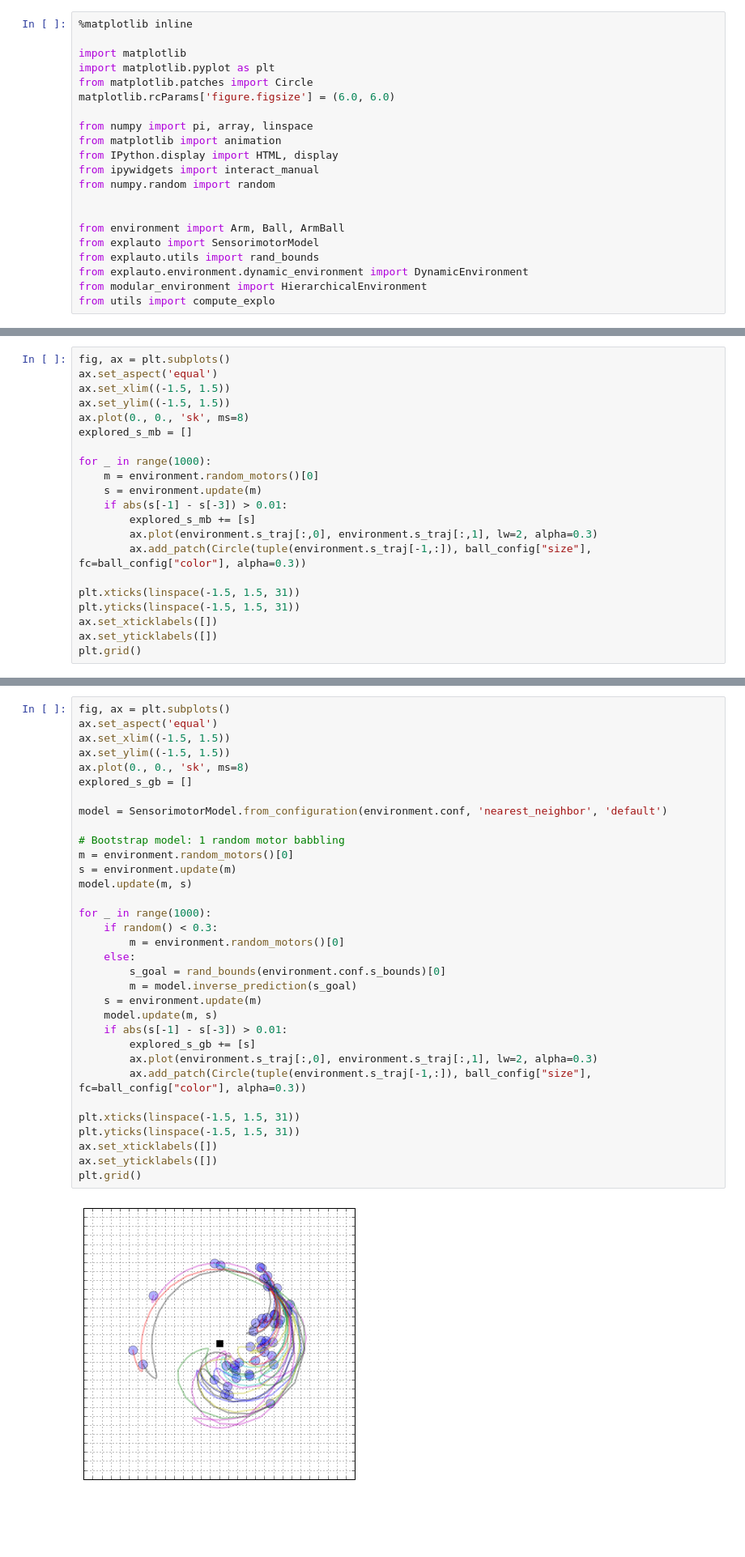
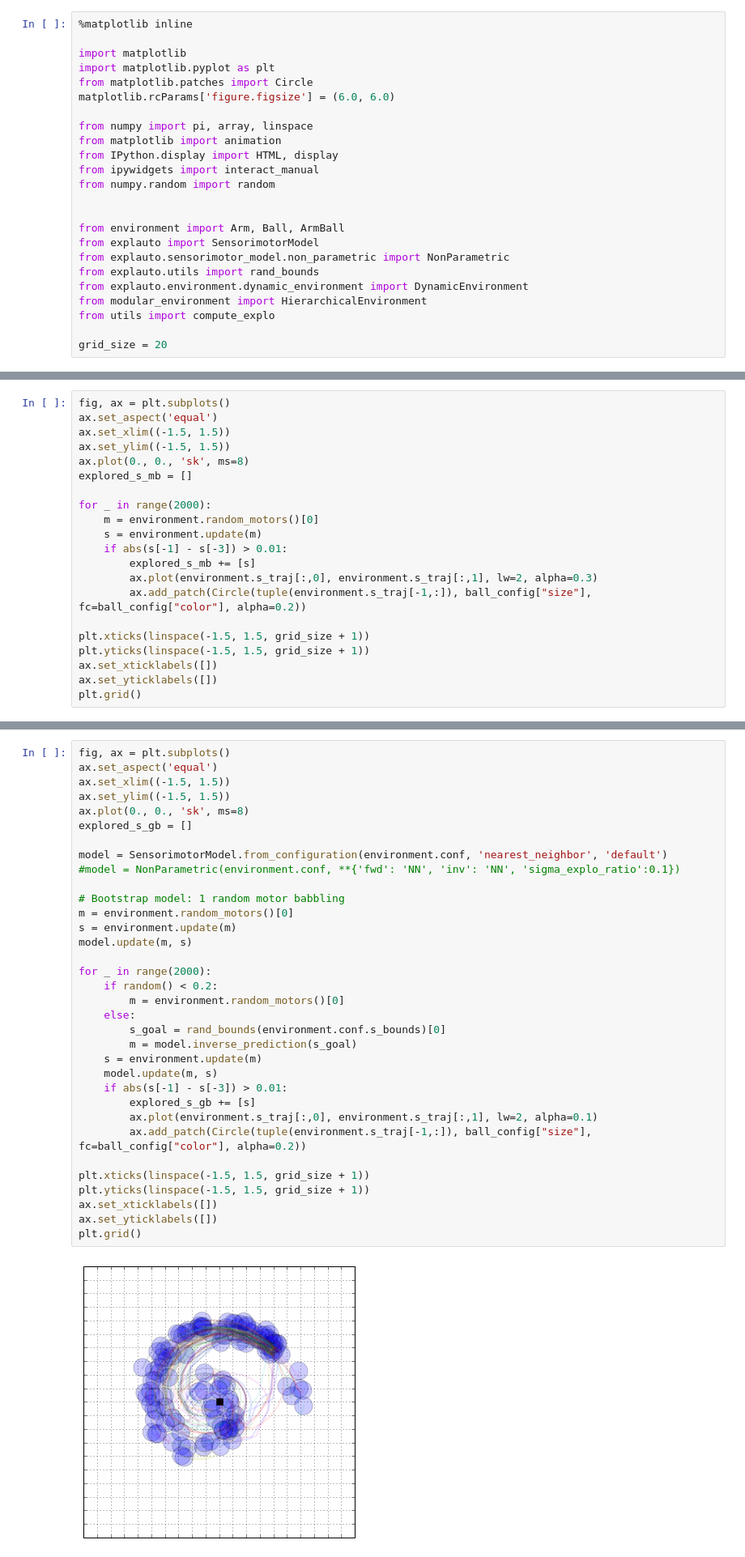
Before and after one commit to sebastien-forestier/ExplorationAlgorithms, a Jupyter notebook: main.ipynb, the cells around one changed output, grey strips where cells are left out. Shown: that part at 81% size. Saved outputs shown, nothing was run; the diff lists cells and outputs as text; blank space fills up the shorter version.

```diff
--- a/main.ipynb
+++ b/main.ipynb
@@ -30,10 +30,13 @@ from numpy.random import random
 
 from environment import Arm, Ball, ArmBall
 from explauto import SensorimotorModel
+from explauto.sensorimotor_model.non_parametric import NonParametric
 from explauto.utils import rand_bounds
 from explauto.environment.dynamic_environment import DynamicEnvironment
 from modular_environment import HierarchicalEnvironment
 from utils import compute_explo
+
+grid_size = 20
 # %% [markdown]
 ## I. Exploring the movements of a robotic arm
 
@@ -118,16 +170,16 @@ ax.set_ylim((-1.5, 1.5))
 ax.plot(0., 0., 'sk', ms=8)
 explored_s_mb = []
 
-for _ in range(1000):
+for _ in range(2000):
     m = environment.random_motors()[0]
     s = environment.update(m)
     if abs(s[-1] - s[-3]) > 0.01:
         explored_s_mb += [s]
         ax.plot(environment.s_traj[:,0], environment.s_traj[:,1], lw=2, alpha=0.3)
-        ax.add_patch(Circle(tuple(environment.s_traj[-1,:]), ball_config["size"], fc=ball_config["color"], alpha=0.3))
+        ax.add_patch(Circle(tuple(environment.s_traj[-1,:]), ball_config["size"], fc=ball_config["color"], alpha=0.2))
 
-plt.xticks(linspace(-1.5, 1.5, 31))
-plt.yticks(linspace(-1.5, 1.5, 31))
+plt.xticks(linspace(-1.5, 1.5, grid_size + 1))
+plt.yticks(linspace(-1.5, 1.5, grid_size + 1))
 ax.set_xticklabels([])
 ax.set_yticklabels([])
 plt.grid()
@@ -147,37 +199,38 @@ Number of reached cells: 20.0
 # %%
 fig, ax = plt.subplots()
 ax.set_aspect('equal')
 ax.set_xlim((-1.5, 1.5))
 ax.set_ylim((-1.5, 1.5))
 ax.plot(0., 0., 'sk', ms=8)
 explored_s_gb = []
 
 model = SensorimotorModel.from_configuration(environment.conf, 'nearest_neighbor', 'default')
+#model = NonParametric(environment.conf, **{'fwd': 'NN', 'inv': 'NN', 'sigma_explo_ratio':0.1})
 
 # Bootstrap model: 1 random motor babbling
 m = environment.random_motors()[0]
 s = environment.update(m)
 model.update(m, s)
 
-for _ in range(1000):
-    if random() < 0.3:
+for _ in range(2000):
+    if random() < 0.2:
         m = environment.random_motors()[0]
     else:
         s_goal = rand_bounds(environment.conf.s_bounds)[0]
         m = model.inverse_prediction(s_goal)
     s = environment.update(m)
     model.update(m, s)
     if abs(s[-1] - s[-3]) > 0.01:
         explored_s_gb += [s]
-        ax.plot(environment.s_traj[:,0], environment.s_traj[:,1], lw=2, alpha=0.3)
-        ax.add_patch(Circle(tuple(environment.s_traj[-1,:]), ball_config["size"], fc=ball_config["color"], alpha=0.3))
+        ax.plot(environment.s_traj[:,0], environment.s_traj[:,1], lw=2, alpha=0.1)
+        ax.add_patch(Circle(tuple(environment.s_traj[-1,:]), ball_config["size"], fc=ball_config["color"], alpha=0.2))
 
-plt.xticks(linspace(-1.5, 1.5, 31))
-plt.yticks(linspace(-1.5, 1.5, 31))
+plt.xticks(linspace(-1.5, 1.5, grid_size + 1))
+plt.yticks(linspace(-1.5, 1.5, grid_size + 1))
 ax.set_xticklabels([])
 ax.set_yticklabels([])
 plt.grid()
 # %% [output]
-[figure, old version]
+[figure, new version]
 # %%
 print "Number of ball catch:", len(explored_s_gb)
```
Also changed, not shown: parts of 9 cells of this notebook, 1 other file.
